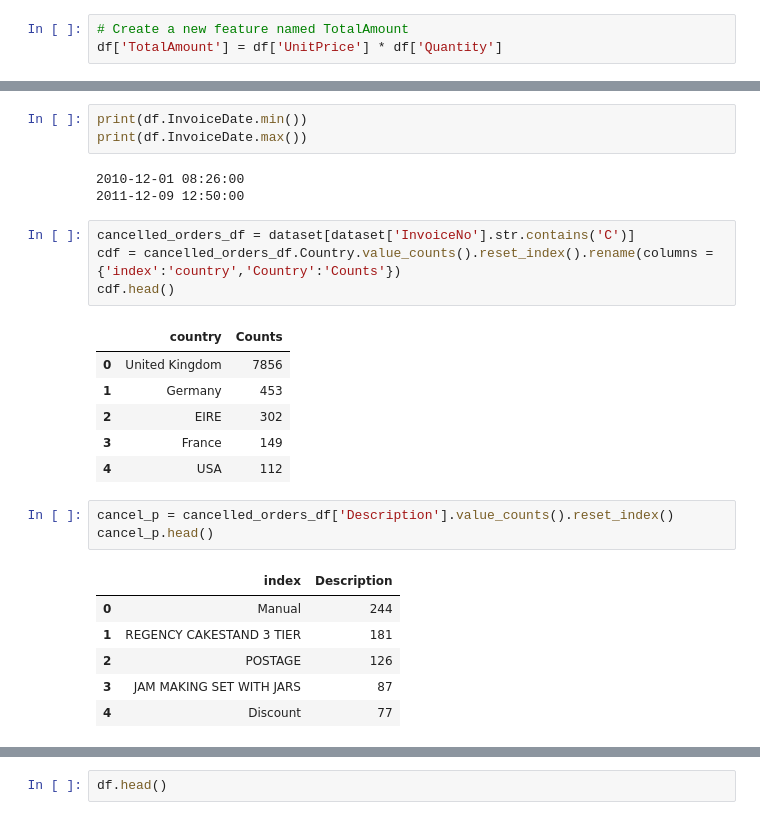
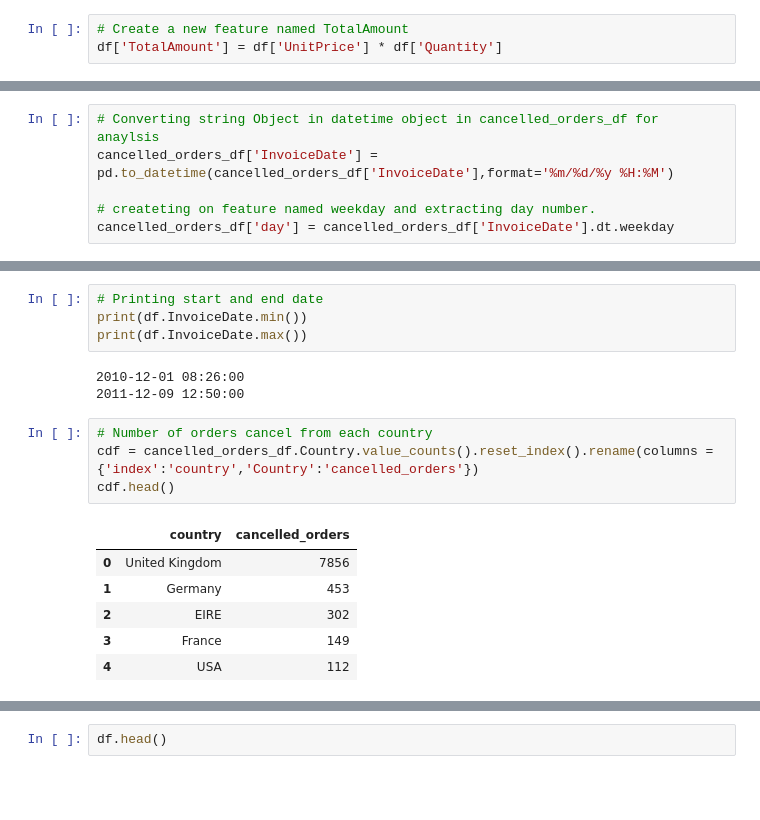
Before and after one commit to AmanSharmas/Online_Retail_Customer_Segmentation, a Jupyter notebook: Online_Retail_Customer_Segmentation.ipynb, the cells around one changed output, grey strips where cells are left out. Cells and saved outputs as stored; diff of their text form; blank space fills up the shorter version.

```diff
--- a/Online_Retail_Customer_Segmentation.ipynb
+++ b/Online_Retail_Customer_Segmentation.ipynb
@@ -290,0 +300,6 @@ df.shape
+# %%
+# Converting string Object in datetime object in cancelled_orders_df for anaylsis
+cancelled_orders_df['InvoiceDate'] = pd.to_datetime(cancelled_orders_df['InvoiceDate'],format='%m/%d/%y %H:%M')
+
+# createting on feature named weekday and extracting day number.
+cancelled_orders_df['day'] = cancelled_orders_df['InvoiceDate'].dt.weekday
@@ -291,27 +318,18 @@ df.shape
 # %%
+# Printing start and end date
 print(df.InvoiceDate.min())
 print(df.InvoiceDate.max())
 # %% [output]
 2010-12-01 08:26:00
 2011-12-09 12:50:00
 # %%
-cancelled_orders_df = dataset[dataset['InvoiceNo'].str.contains('C')]
-cdf = cancelled_orders_df.Country.value_counts().reset_index().rename(columns = {'index':'country','Country':'Counts'})
+# Number of orders cancel from each country
+cdf = cancelled_orders_df.Country.value_counts().reset_index().rename(columns = {'index':'country','Country':'cancelled_orders'})
 cdf.head()
 # %% [output]
-|  | country | Counts |
+|  | country | cancelled_orders |
 | 0 | United Kingdom | 7856 |
 | 1 | Germany | 453 |
 | 2 | EIRE | 302 |
 | 3 | France | 149 |
 | 4 | USA | 112 |
-# %%
-cancel_p = cancelled_orders_df['Description'].value_counts().reset_index()
-cancel_p.head()
-# %% [output]
-|  | index | Description |
-| 0 | Manual | 244 |
-| 1 | REGENCY CAKESTAND 3 TIER | 181 |
-| 2 | POSTAGE | 126 |
-| 3 | JAM MAKING SET WITH JARS | 87 |
-| 4 | Discount | 77 |
```
Also changed, not shown: parts of 85 cells of this notebook.
